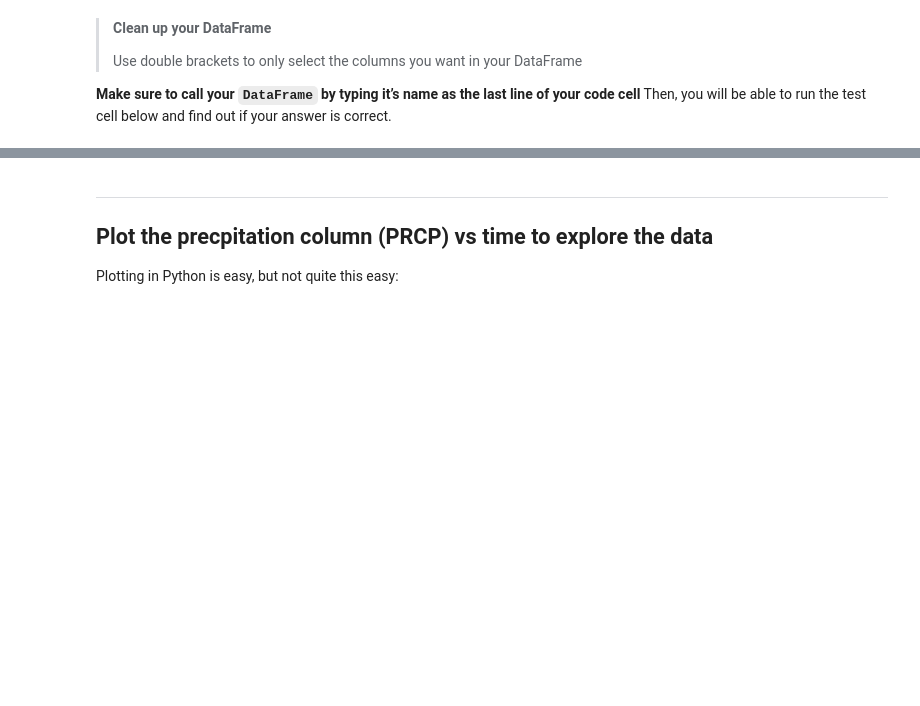
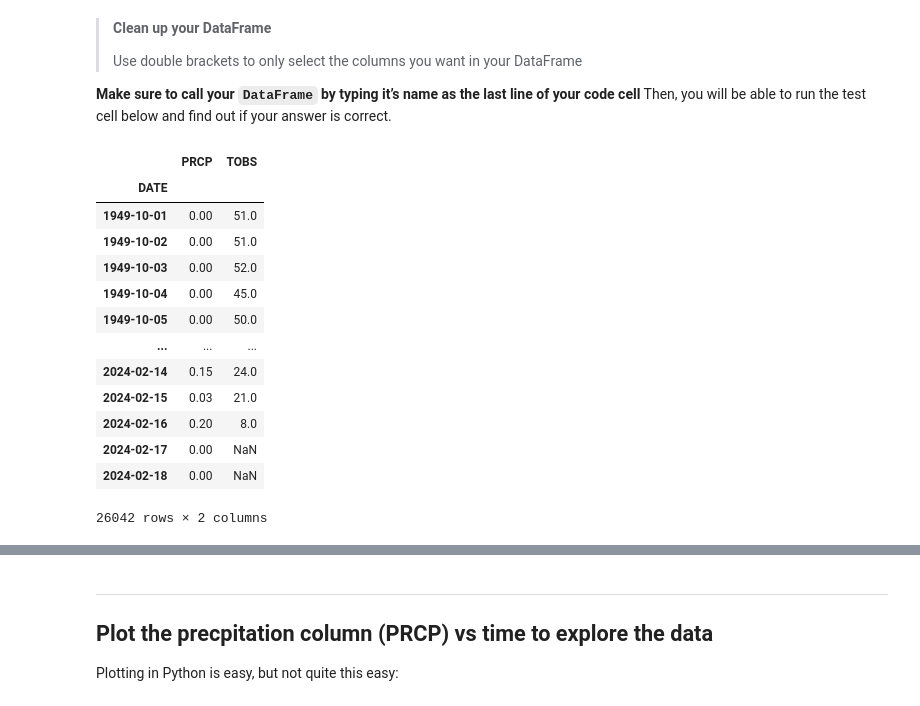
Before and after one commit to cu-esiil-edu/stars-01-get-started-PawHEKMoo, a Jupyter notebook: get-started-with-open-reproducible-science.ipynb, the cells around one changed output, grey strips where cells are left out. Saved outputs shown, nothing was run; the diff lists cells and outputs as text; code cells hidden in the pictures; blank space fills up the shorter version.

```diff
--- a/get-started-with-open-reproducible-science.ipynb
+++ b/get-started-with-open-reproducible-science.ipynb
@@ -347,8 +375,23 @@ type(rapid_df)
 line of your code cell** Then, you will be able to run the test cell
 below and find out if your answer is correct.
 # %%
-rapid_df = rapid_df[['some_col', 'another_col']]
+rapid_df = rapid_df[['PRCP','TOBS']]
 rapid_df
+# %% [output]
+|  | PRCP | TOBS |
+| DATE |  |  |
+| 1949-10-01 | 0.00 | 51.0 |
+| 1949-10-02 | 0.00 | 51.0 |
+| 1949-10-03 | 0.00 | 52.0 |
+| 1949-10-04 | 0.00 | 45.0 |
+| 1949-10-05 | 0.00 | 50.0 |
+| ... | ... | ... |
+| 2024-02-14 | 0.15 | 24.0 |
+| 2024-02-15 | 0.03 | 21.0 |
+| 2024-02-16 | 0.20 | 8.0 |
+| 2024-02-17 | 0.00 | NaN |
+| 2024-02-18 | 0.00 | NaN |
+26042 rows × 2 columns
 # %%
 # DO NOT MODIFY THIS TEST CELL
 tmax_df_resp = _
```
Also changed, not shown: parts of 6 cells of this notebook.
